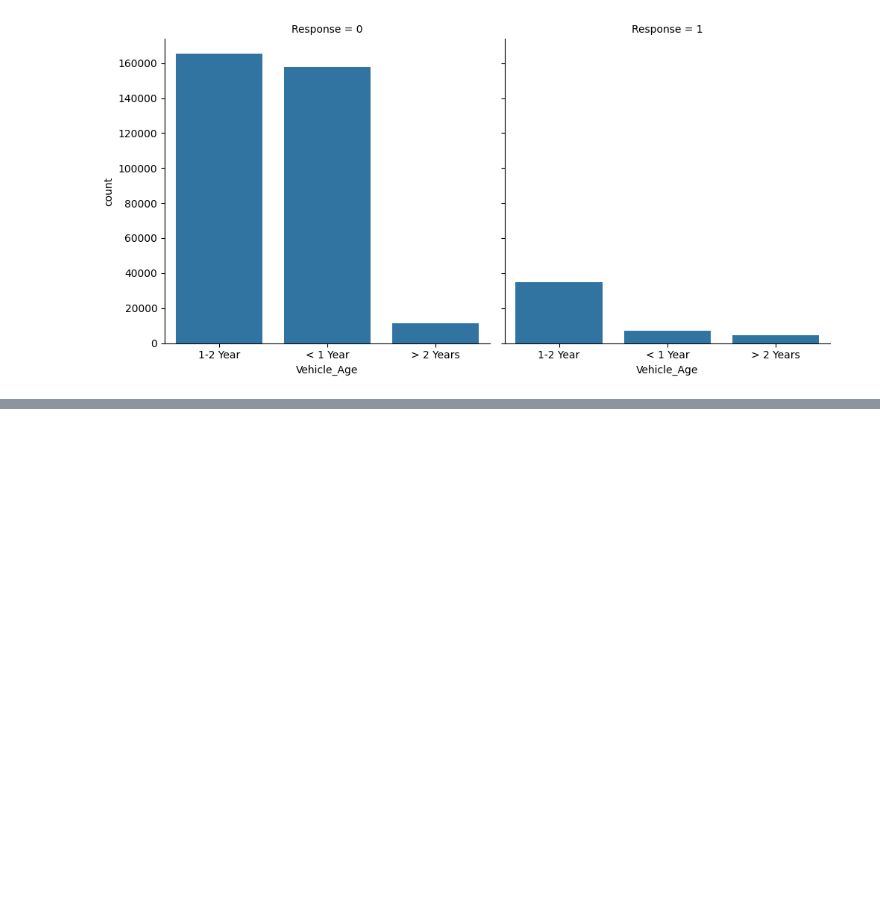
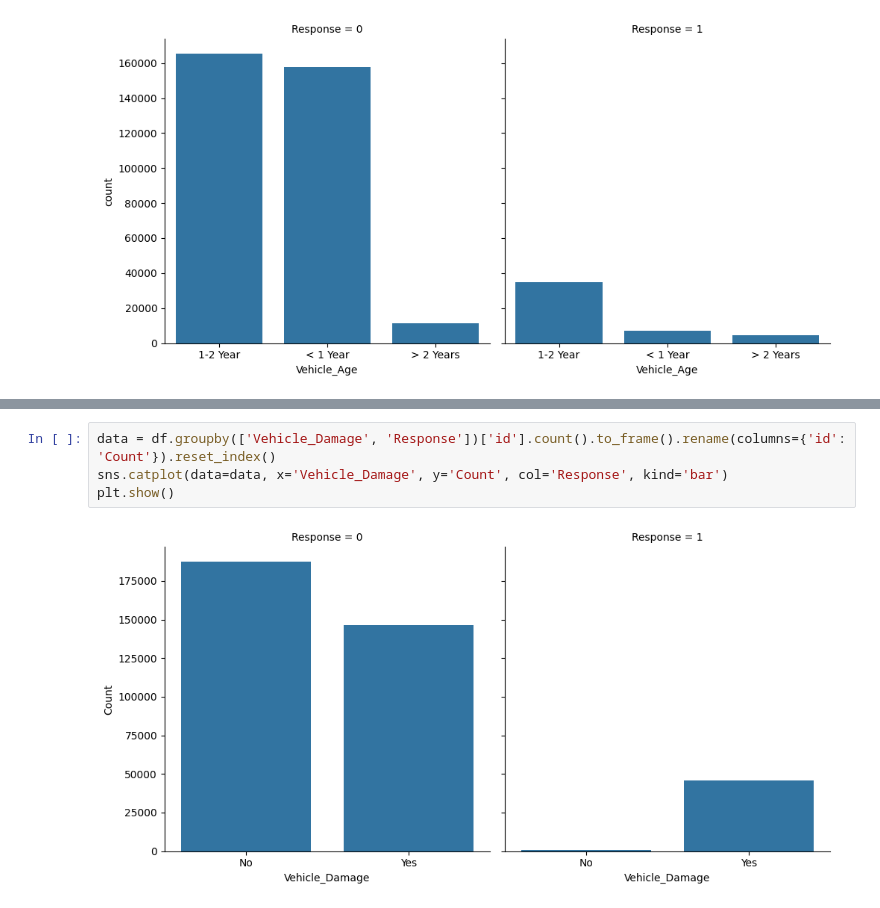
Before and after one commit to Cprakhar/Vehicle-Insurance-Prediction, a Jupyter notebook: notebook/exp-notebook.ipynb, the cells around one changed output, grey strips where cells are left out. Saved outputs shown, nothing was run; the diff lists cells and outputs as text; blank space fills up the shorter version.

```diff
--- a/notebook/exp-notebook.ipynb
+++ b/notebook/exp-notebook.ipynb
@@ -134,0 +146,6 @@ plt.show()
+# %%
+data = df.groupby(['Vehicle_Damage', 'Response'])['id'].count().to_frame().rename(columns={'id': 'Count'}).reset_index()
+sns.catplot(data=data, x='Vehicle_Damage', y='Count', col='Response', kind='bar')
+plt.show()
+# %% [output]
+[figure, added]
```
Also changed, not shown: parts of 22 cells of this notebook, 15 other files.
